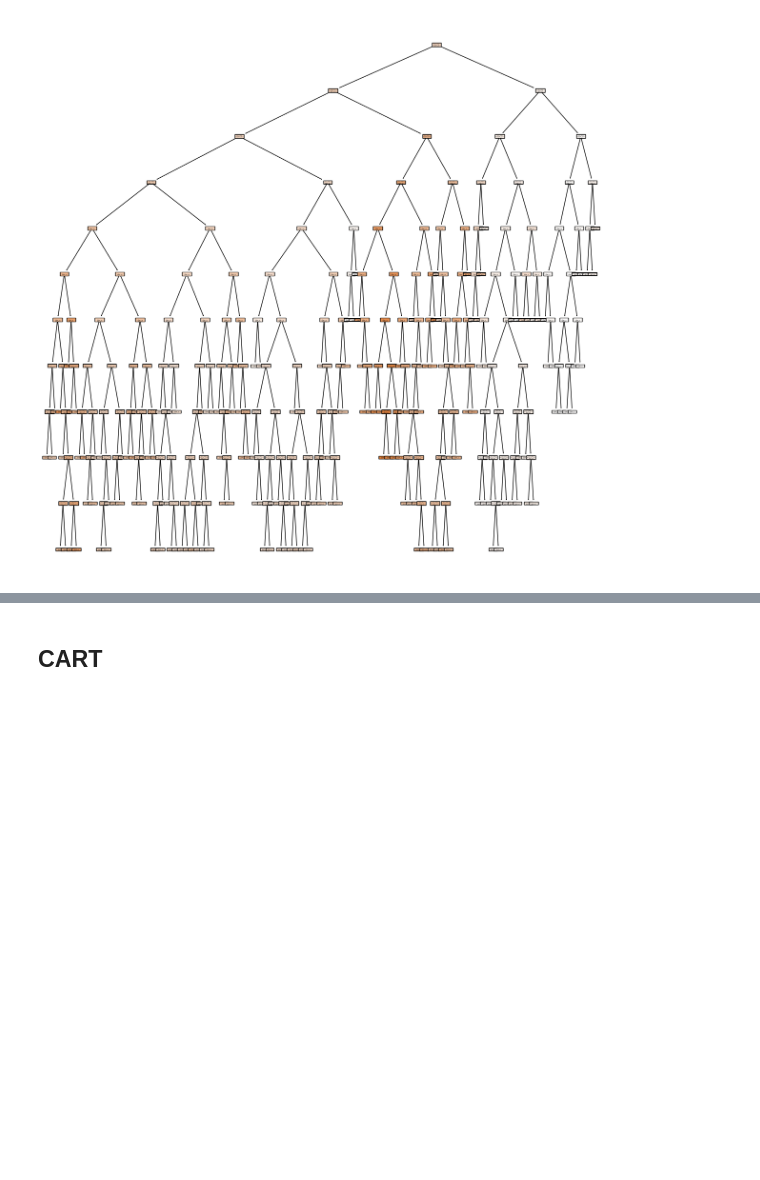
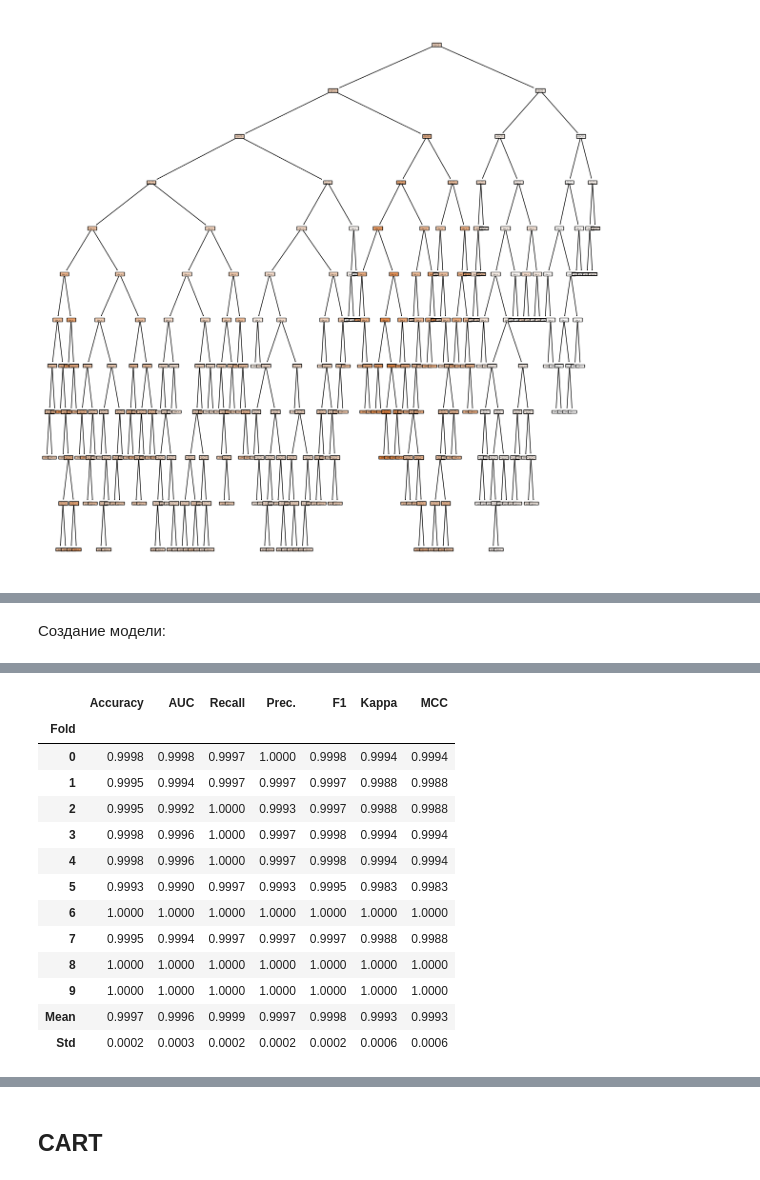
Before and after one commit to SeitovaRalina/Machine-Learning-Labs, a Jupyter notebook: notebooks/Лабораторная №5/Lab5_Seitova.ipynb, the cells around one changed output, grey strips where cells are left out. Cells and saved outputs as stored; diff of their text form; code cells hidden in the pictures; blank space fills up the shorter version.

```diff
--- a/notebooks/Лабораторная №5/Lab5_Seitova.ipynb
+++ b/notebooks/Лабораторная №5/Lab5_Seitova.ipynb
@@ -460,0 +505,6 @@ plt.savefig('figures/plot_tree-DTR.png')
+# %% [markdown]
+Создание модели:
+# %%
+# функция возвращает таблицу с кросс-валидированными оценками и объект обученной модели
+dt_clf = create_model('dt')
+# %% [output]
@@ -460,0 +512,14 @@ plt.savefig('figures/plot_tree-DTR.png')
+|  | Accuracy | AUC | Recall | Prec. | F1 | Kappa | MCC |
+| Fold |  |  |  |  |  |  |  |
+| 0 | 0.9998 | 0.9998 | 0.9997 | 1.0000 | 0.9998 | 0.9994 | 0.9994 |
+| 1 | 0.9995 | 0.9994 | 0.9997 | 0.9997 | 0.9997 | 0.9988 | 0.9988 |
+| 2 | 0.9995 | 0.9992 | 1.0000 | 0.9993 | 0.9997 | 0.9988 | 0.9988 |
+| 3 | 0.9998 | 0.9996 | 1.0000 | 0.9997 | 0.9998 | 0.9994 | 0.9994 |
+| 4 | 0.9998 | 0.9996 | 1.0000 | 0.9997 | 0.9998 | 0.9994 | 0.9994 |
+| 5 | 0.9993 | 0.9990 | 0.9997 | 0.9993 | 0.9995 | 0.9983 | 0.9983 |
+| 6 | 1.0000 | 1.0000 | 1.0000 | 1.0000 | 1.0000 | 1.0000 | 1.0000 |
+| 7 | 0.9995 | 0.9994 | 0.9997 | 0.9997 | 0.9997 | 0.9988 | 0.9988 |
+| 8 | 1.0000 | 1.0000 | 1.0000 | 1.0000 | 1.0000 | 1.0000 | 1.0000 |
+| 9 | 1.0000 | 1.0000 | 1.0000 | 1.0000 | 1.0000 | 1.0000 | 1.0000 |
+| Mean | 0.9997 | 0.9996 | 0.9999 | 0.9997 | 0.9998 | 0.9993 | 0.9993 |
+| Std | 0.0002 | 0.0003 | 0.0002 | 0.0002 | 0.0002 | 0.0006 | 0.0006 |
```
Also changed, not shown: parts of 71 cells of this notebook, 4 other files.
